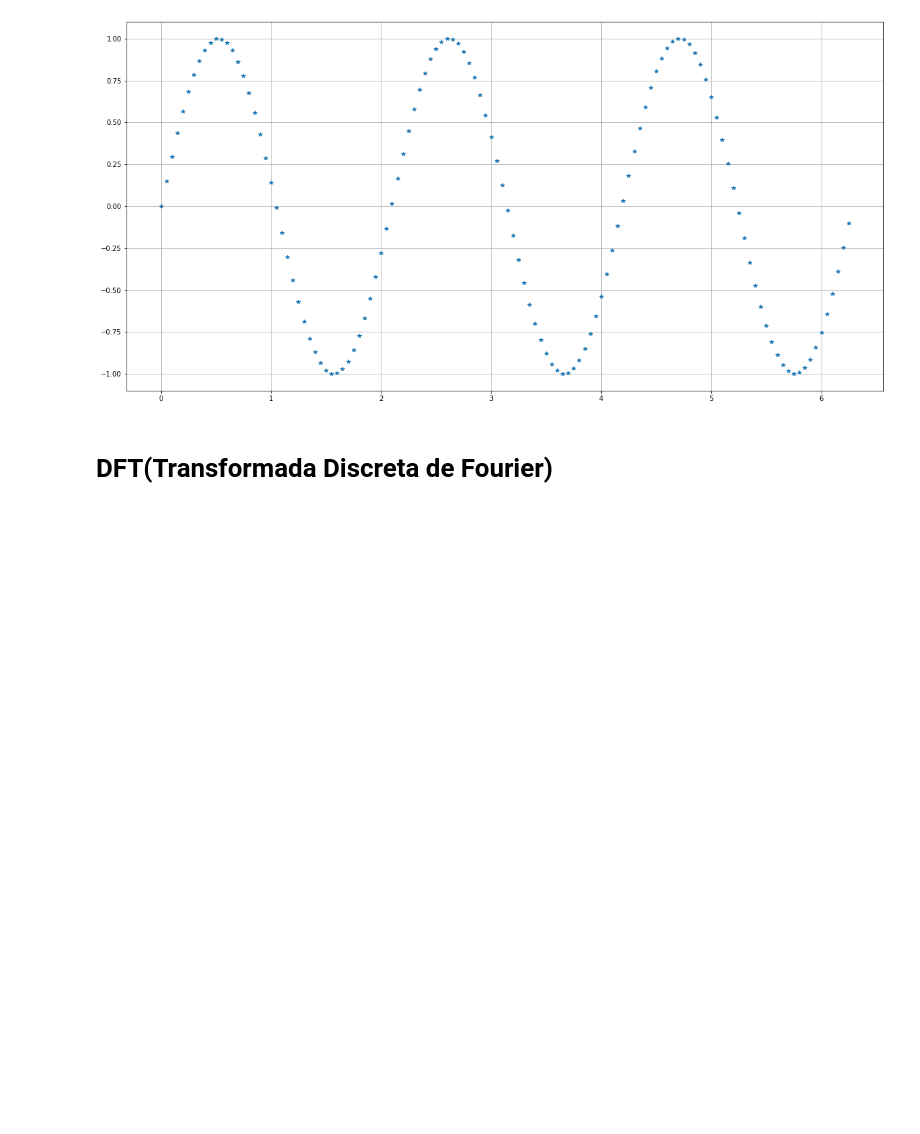
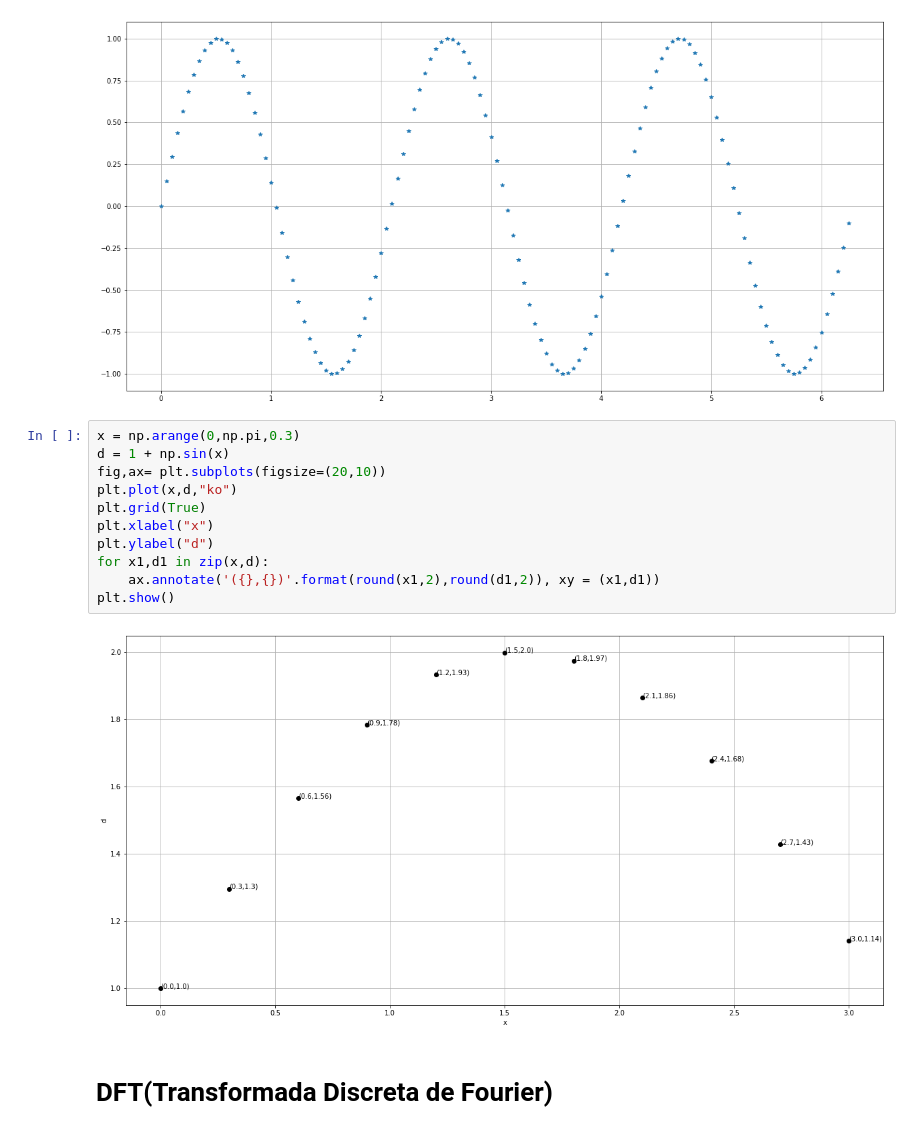
Before and after one commit to HelioLeoesEC/Introducao_wavelet, a Jupyter notebook: main.ipynb, the cells around one changed output. Saved outputs shown, nothing was run; the diff lists cells and outputs as text; blank space fills up the shorter version.

```diff
--- a/main.ipynb
+++ b/main.ipynb
@@ -147,5 +147,18 @@ plt.grid(True)
 plt.show()
 # %% [output]
 [figure]
+# %%
+x = np.arange(0,np.pi,0.3)
+d = 1 + np.sin(x)
+fig,ax= plt.subplots(figsize=(20,10))
+plt.plot(x,d,"ko")
+plt.grid(True)
+plt.xlabel("x")
+plt.ylabel("d")
+for x1,d1 in zip(x,d):
+    ax.annotate('({},{})'.format(round(x1,2),round(d1,2)), xy = (x1,d1))
+plt.show()
+# %% [output]
+[figure, added]
 # %% [markdown]
 # DFT(Transformada Discreta de Fourier)
```
Also changed, not shown: parts of 2 cells of this notebook, 1 other file.
